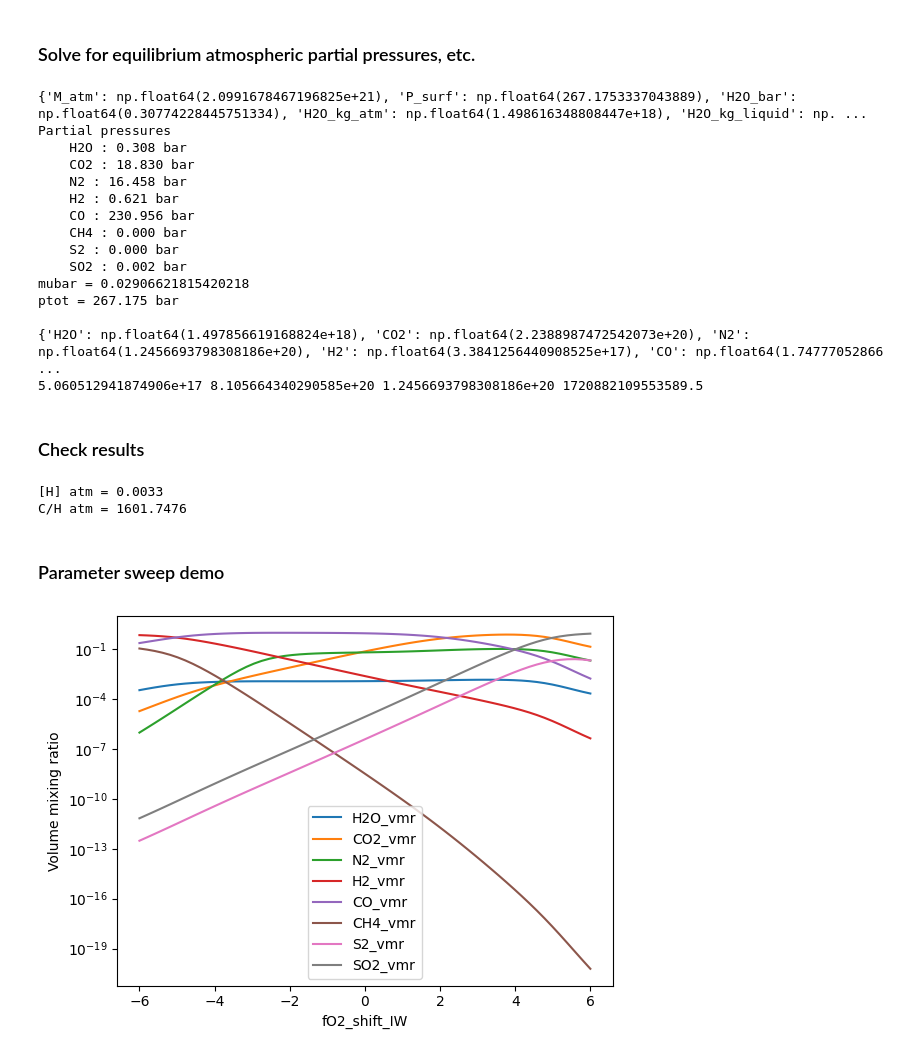
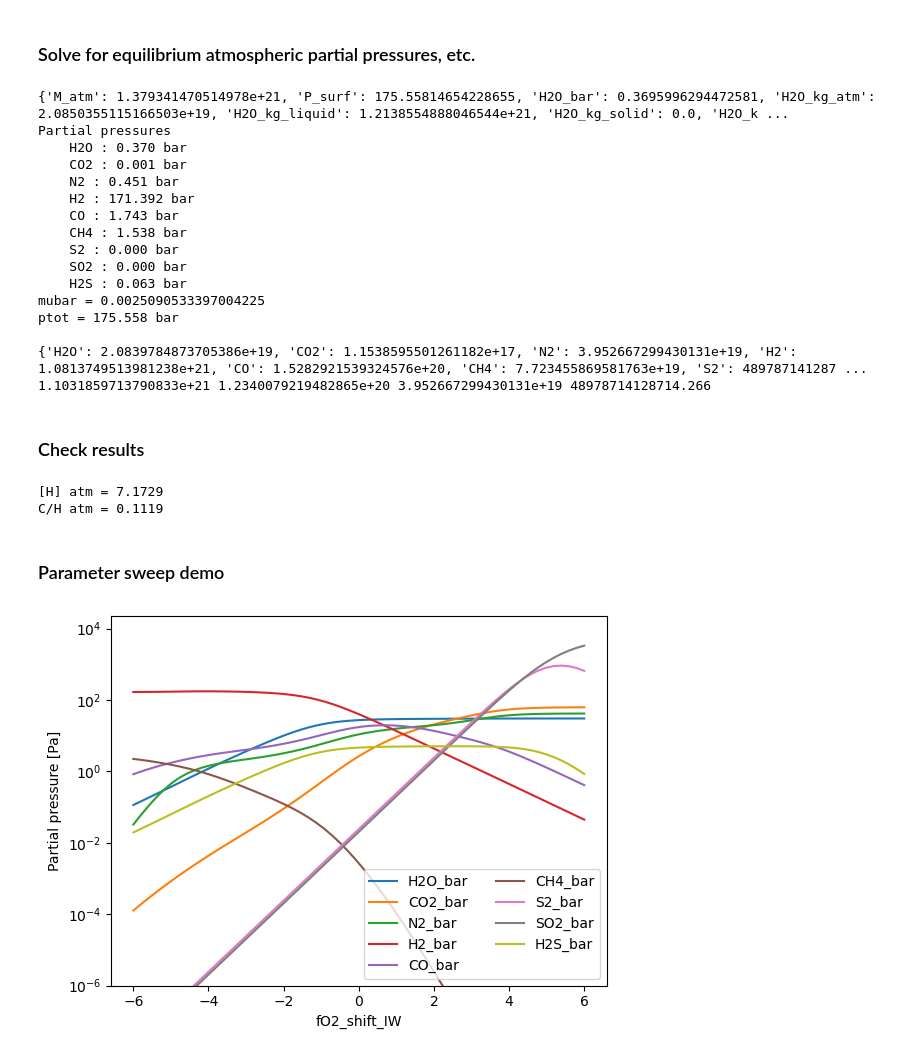
Before and after one commit to FormingWorlds/CALLIOPE, a Jupyter notebook: tools/SolveVol.ipynb, the cells around one changed output. Cells and saved outputs as stored; diff of their text form; code cells hidden in the pictures.

```diff
--- a/tools/SolveVol.ipynb
+++ b/tools/SolveVol.ipynb
@@ -15,20 +15,20 @@ import matplotlib.pyplot as plt
 # %%
 OPTIONS = {}
 
-OPTIONS['Phi_global'] = 1.0
-OPTIONS['T_magma'] = 2500.0
+OPTIONS['Phi_global'] = 0.1
+OPTIONS['T_magma'] = 2000.0
 
 OPTIONS['radius'] = R_earth * 1.875
 OPTIONS['mass']   = M_earth * 7.99
 OPTIONS['gravity'] = const_G * OPTIONS['mass'] / (OPTIONS['radius']**2)
 OPTIONS['hydrogen_earth_oceans'] = 8.0
-OPTIONS['CH_ratio'] = 1.0
-OPTIONS['fO2_shift_IW'] = 0.0
+OPTIONS['CH_ratio'] = 0.1
+OPTIONS['fO2_shift_IW'] = -5
 OPTIONS['nitrogen_ppmw'] = 4.0
-OPTIONS['sulfur_ppmw'] = 300.0
+OPTIONS['sulfur_ppmw'] = 500.0
 OPTIONS['planet_coresize'] = 0.5
 
-solvevol_vols = ['H2O', 'CO2', 'N2', 'H2', 'CO', 'CH4', 'S2', 'SO2']
+solvevol_vols = ['H2O', 'CO2', 'N2', 'H2', 'CO', 'CH4', 'S2', 'SO2', 'H2S']
 for v in solvevol_vols:
     OPTIONS[v+"_included"] = 0
     OPTIONS[v+"_initial_bar"] = 0.0
@@ -42,6 +42,7 @@ OPTIONS["H2_included"]  = 1
 OPTIONS["CO_included"]  = 1
 OPTIONS["CH4_included"] = 1
 OPTIONS["SO2_included"] = 1
+OPTIONS["H2S_included"] = 1
 
 # OPTIONS["H2O_initial_bar"] = 1.0
 # OPTIONS["CO2_initial_bar"] = 0.0
@@ -103,21 +104,22 @@ S_kg = m_d["S2"]
 
 print(H_kg, C_kg, N_kg, S_kg)
 # %% [output]
-{'M_atm': np.float64(2.0991678467196825e+21), 'P_surf': np.float64(267.1753337043889), 'H2O_bar': np.float64(0.30774228445751334), 'H2O_kg_atm': np.float64(1.498616348808447e+18), 'H2O_kg_liquid': np. ...
+{'M_atm': 1.379341470514978e+21, 'P_surf': 175.55814654228655, 'H2O_bar': 0.3695996294472581, 'H2O_kg_atm': 2.0850355115166503e+19, 'H2O_kg_liquid': 1.2138554888046544e+21, 'H2O_kg_solid': 0.0, 'H2O_k ...
 Partial pressures
-    H2O : 0.308 bar
-    CO2 : 18.830 bar
-    N2 : 16.458 bar
-    H2 : 0.621 bar
-    CO : 230.956 bar
-    CH4 : 0.000 bar
+    H2O : 0.370 bar
+    CO2 : 0.001 bar
+    N2 : 0.451 bar
+    H2 : 171.392 bar
+    CO : 1.743 bar
+    CH4 : 1.538 bar
     S2 : 0.000 bar
-    SO2 : 0.002 bar
-mubar = 0.02906621815420218
-ptot = 267.175 bar
+    SO2 : 0.000 bar
+    H2S : 0.063 bar
+mubar = 0.0025090533397004225
+ptot = 175.558 bar
 
-{'H2O': np.float64(1.497856619168824e+18), 'CO2': np.float64(2.2388987472542073e+20), 'N2': np.float64(1.2456693798308186e+20), 'H2': np.float64(3.3841256440908525e+17), 'CO': np.float64(1.74777052866 ...
-5.060512941874906e+17 8.105664340290585e+20 1.2456693798308186e+20 1720882109553589.5
+{'H2O': 2.0839784873705386e+19, 'CO2': 1.1538595501261182e+17, 'N2': 3.952667299430131e+19, 'H2': 1.0813749513981238e+21, 'CO': 1.5282921539324576e+20, 'CH4': 7.723455869581763e+19, 'S2': 489787141287 ...
+1.1031859713790833e+21 1.2340079219482865e+20 3.952667299430131e+19 48978714128714.266
 # %% [markdown]
 ### Check results
 # %%
@@ -127,8 +129,8 @@ H_oc  = H_mol / (7.69e22 * 2.0)
 print("[H] atm = %.4f" % H_oc)
 print("C/H atm = %.4f" % (C_kg/H_kg))
 # %% [output]
-[H] atm = 0.0033
-C/H atm = 1601.7476
+[H] atm = 7.1729
+C/H atm = 0.1119
 # %% [markdown]
 ### Parameter sweep demo
 # %%
@@ -137,6 +139,7 @@ plt.close("all")
 # parameters
 x_arr = np.linspace(-6, 6, 60)
 x_key = "fO2_shift_IW"
+
 y_keys = [v+"_vmr" for v in solvevol_vols]
 y_keys.extend([v+"_bar" for v in solvevol_vols])
 
@@ -146,34 +149,35 @@ for y in y_keys:
     y_out[y] = []
 for x in x_arr:
     OPTIONS = deepcopy(BACKUP_options)
     OPTIONS[x_key] = x
     solvevol_target = get_target_from_params(OPTIONS)
     p_d = equilibrium_atmosphere(solvevol_target, OPTIONS)
     for y in y_keys:
         y_out[y].append(p_d[y])
 
 
 # plot data
 fig,ax = plt.subplots(1,1)
 
 for y in y_keys:
-    if "_vmr" in y:
+    if "_bar" in y:
         ax.plot(x_arr, y_out[y], label=y)
-ax.set(xlabel=x_key, ylabel="Volume mixing ratio")
-ax.legend()
+ax.set(xlabel=x_key, ylabel="Partial pressure [Pa]")
+ax.legend(ncol=2)
 ax.set_yscale("log")
+ax.set_ylim(bottom=1e-6)
 
 plt.show()
 
 
 # write to csv
 M = []
 header = x_key
 M.append(x_arr)
 for y in y_keys:
     M.append(y_out[y])
     header += " "+y
 M = np.array(M).T
 np.savetxt("nogit_solvevol.csv", M, fmt="%.4e", header=header, comments="")
 # %% [output]
-[figure, old version]
+[figure, new version]
```
Also changed, not shown: parts of 1 cell of this notebook, 6 other files.
